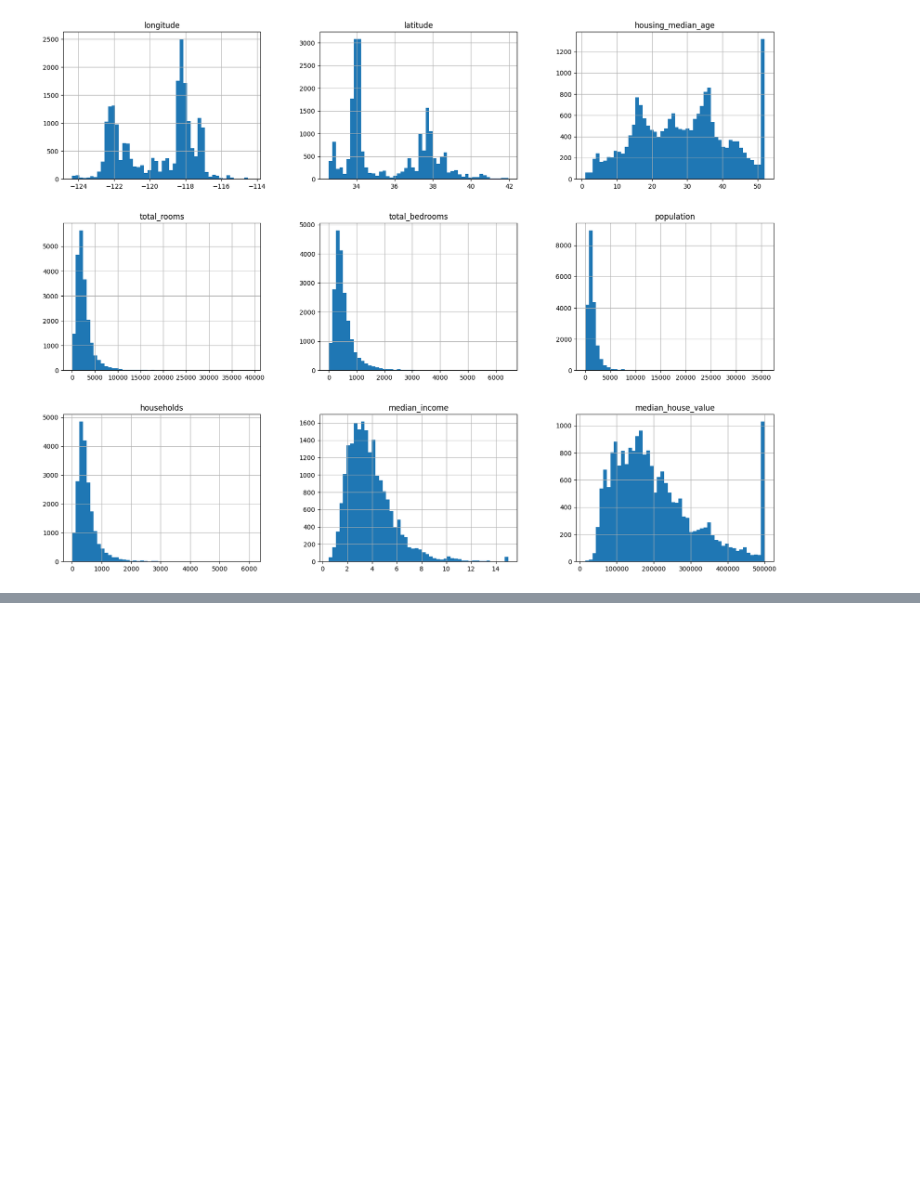
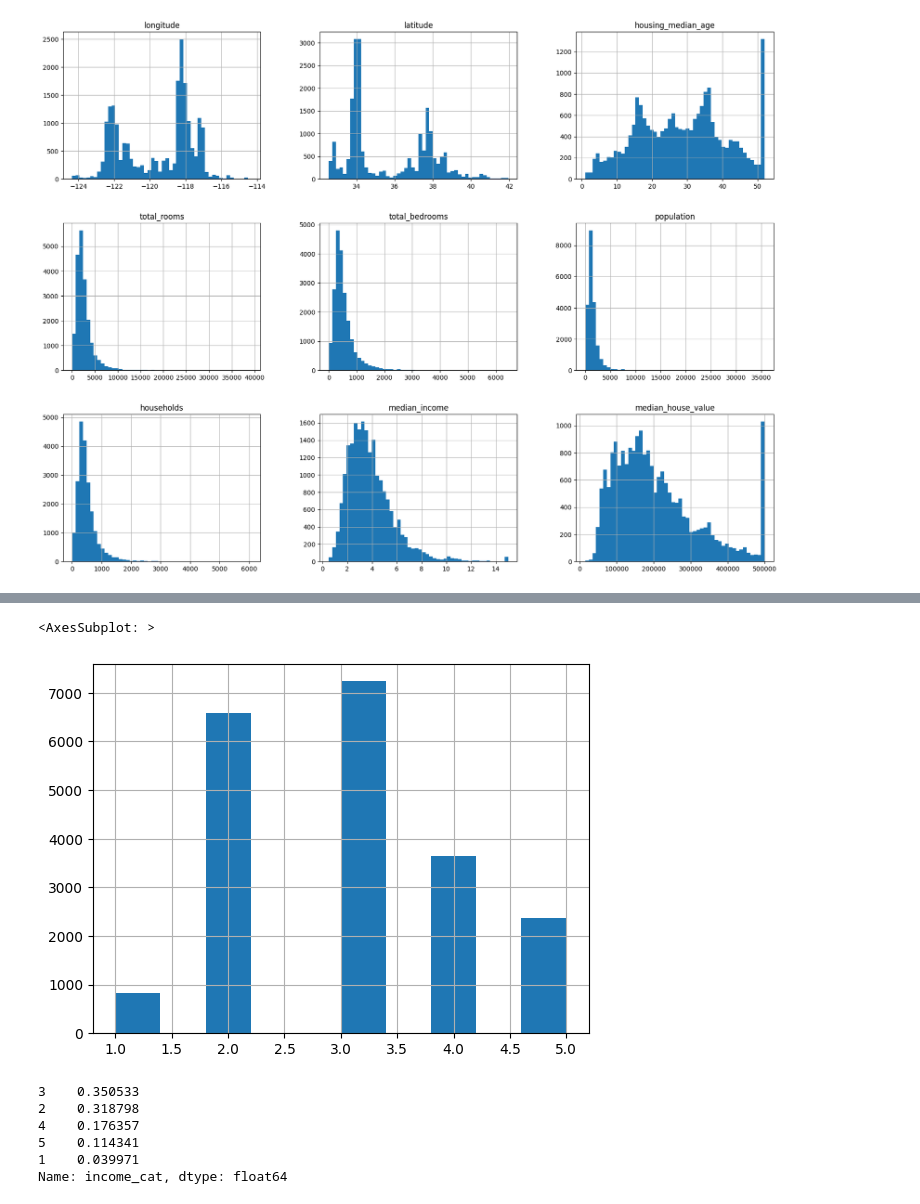
Before and after one commit to payush624/ML-with-sklearn, a Jupyter notebook: ML End to End Model.ipynb, the cells around one changed output, grey strips where cells are left out. Drawn from its saved outputs; the diff is of its cells as text; code cells hidden in the pictures; blank space fills up the shorter version.

```diff
--- a/ML End to End Model.ipynb
+++ b/ML End to End Model.ipynb
@@ -51,0 +95,5 @@ ayush
+# %%
+housing["income_cat"].hist()
+# %% [output]
+<AxesSubplot: >
+[figure, added]
@@ -51,0 +106,9 @@ ayush
+# %%
+strat_test_set["income_cat"].value_counts() / len(strat_test_set)
+# %% [output]
+3    0.350533
+2    0.318798
+4    0.176357
+5    0.114341
+1    0.039971
+Name: income_cat, dtype: float64
```
Also changed, not shown: parts of 24 cells of this notebook, 1 other file.
